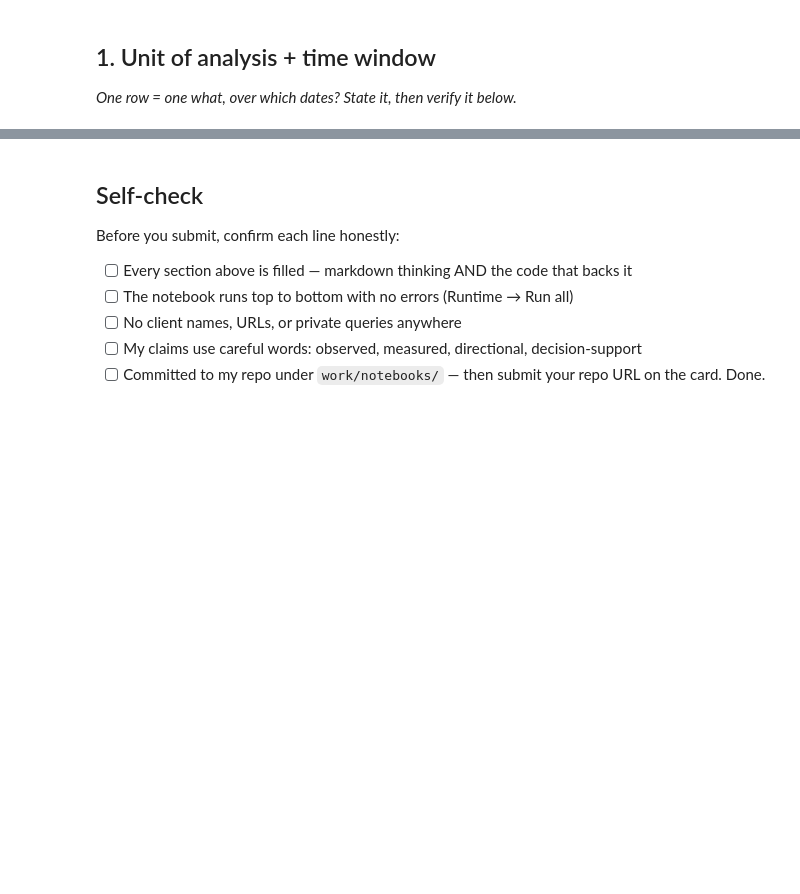
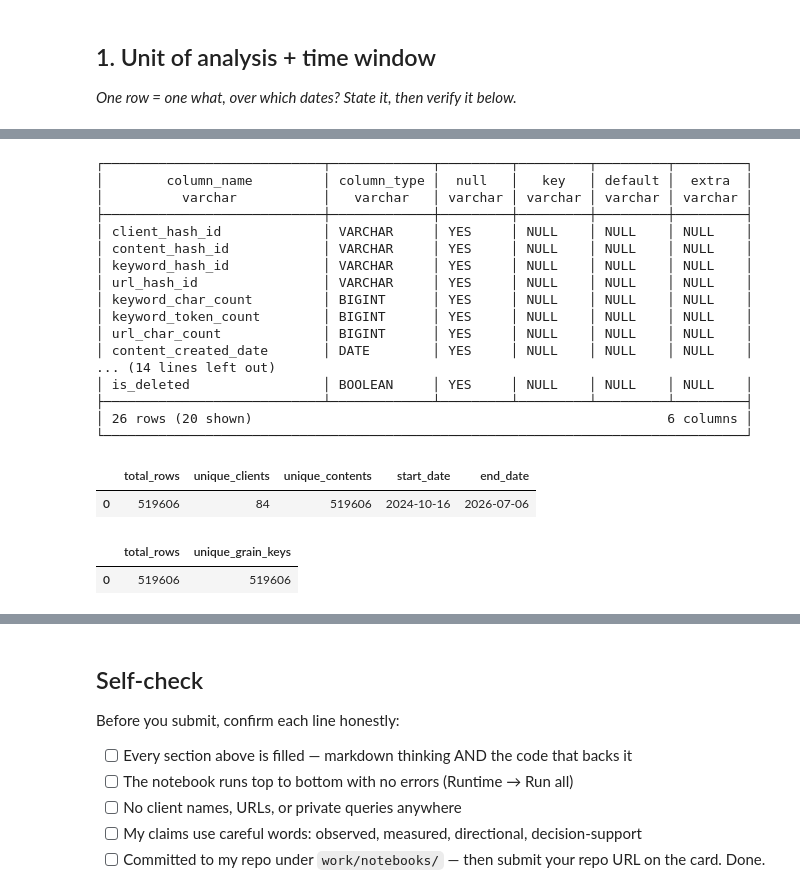
Before and after one commit to AkMebo/ML_Lesson1_flyrankAI, a Jupyter notebook: work/notebooks/w03_data_contract.ipynb, the cells around one changed output, grey strips where cells are left out. Drawn from its saved outputs; the diff is of its cells as text; code cells hidden in the pictures; blank space fills up the shorter version.

Commit message:
Qn 1 complete, database loaded and explored

```diff
--- a/work/notebooks/w03_data_contract.ipynb
+++ b/work/notebooks/w03_data_contract.ipynb
@@ -42,6 +20,72 @@ display(res)
 # %%
 # This cell is for CODE (numbers, a query, a check).
 # Write your text answer in the cell ABOVE this one — typing sentences here breaks Run All.
+# %%
+import pandas as pd
+import duckdb
+from google.colab import userdata
+
+try:
+    # Retrieve your token securely from the Colab secrets manager
+    hf_token = userdata.get('HF_TOKEN')
+except userdata.SecretNotFoundError:
+    raise ValueError("Please add 'HF_TOKEN' with your Hugging Face token in the Colab Secrets manager (key icon 🔑 on the left) and grant notebook access.")
+
+con = duckdb.connect()
+
+# Configure DuckDB secret securely using the loaded token variable
+con.execute(f"CREATE SECRET (TYPE huggingface, TOKEN '{hf_token}')")
+
+rel = "hf://datasets/FlyRank/internship-warehouse"
+
+# Let's inspect a few sample rows to understand who/what the dim_content table is about
+sample_df = con.sql(f"SELECT * FROM read_parquet('{rel}/dim_content.parquet') LIMIT 5").df()
+# Use DESCRIBE on the parquet files to see the columns and their data types for dim_content
+res = con.sql(f"DESCRIBE SELECT * FROM read_parquet('{rel}/dim_content.parquet')")
+display(res)
+
+# Let's count total rows, distinct client IDs, and distinct content IDs for the dimension table
+stats_query = f"""
+SELECT
+    COUNT(*) as total_rows,
+    COUNT(DISTINCT client_hash_id) as unique_clients,
+    COUNT(DISTINCT content_hash_id) as unique_contents,
+     MIN(content_created_date) as start_date,
+     MAX(content_created_date) as end_date
+FROM read_parquet('{rel}/dim_content.parquet')
+"""
+display(con.sql(stats_query).df())
+
+# Let's verify the unique grain (Primary Key) of dim_content
+grain_query = f"""
+SELECT
+    COUNT(*) as total_rows,
+    COUNT(DISTINCT (client_hash_id || '-' || content_hash_id)) as unique_grain_keys
+FROM read_parquet('{rel}/dim_content.parquet')
+"""
+display(con.sql(grain_query).df())
+# %% [output]
+┌────────────────────────────┬─────────────┬─────────┬─────────┬─────────┬─────────┐
+│        column_name         │ column_type │  null   │   key   │ default │  extra  │
+│          varchar           │   varchar   │ varchar │ varchar │ varchar │ varchar │
+├────────────────────────────┼─────────────┼─────────┼─────────┼─────────┼─────────┤
+│ client_hash_id             │ VARCHAR     │ YES     │ NULL    │ NULL    │ NULL    │
+│ content_hash_id            │ VARCHAR     │ YES     │ NULL    │ NULL    │ NULL    │
+│ keyword_hash_id            │ VARCHAR     │ YES     │ NULL    │ NULL    │ NULL    │
+│ url_hash_id                │ VARCHAR     │ YES     │ NULL    │ NULL    │ NULL    │
+│ keyword_char_count         │ BIGINT      │ YES     │ NULL    │ NULL    │ NULL    │
+│ keyword_token_count        │ BIGINT      │ YES     │ NULL    │ NULL    │ NULL    │
+│ url_char_count             │ BIGINT      │ YES     │ NULL    │ NULL    │ NULL    │
+│ content_created_date       │ DATE        │ YES     │ NULL    │ NULL    │ NULL    │
+... (14 lines left out)
+│ is_deleted                 │ BOOLEAN     │ YES     │ NULL    │ NULL    │ NULL    │
+├────────────────────────────┴─────────────┴─────────┴─────────┴─────────┴─────────┤
+│ 26 rows (20 shown)                                                     6 columns │
+└──────────────────────────────────────────────────────────────────────────────────┘
+|  | total_rows | unique_clients | unique_contents | start_date | end_date |
+| 0 | 519606 | 84 | 519606 | 2024-10-16 | 2026-07-06 |
+|  | total_rows | unique_grain_keys |
+| 0 | 519606 | 519606 |
 # %% [markdown]
 ## 2. Fields: feature / label / context / excluded
 
```
Also changed, not shown: parts of 8 cells of this notebook.
